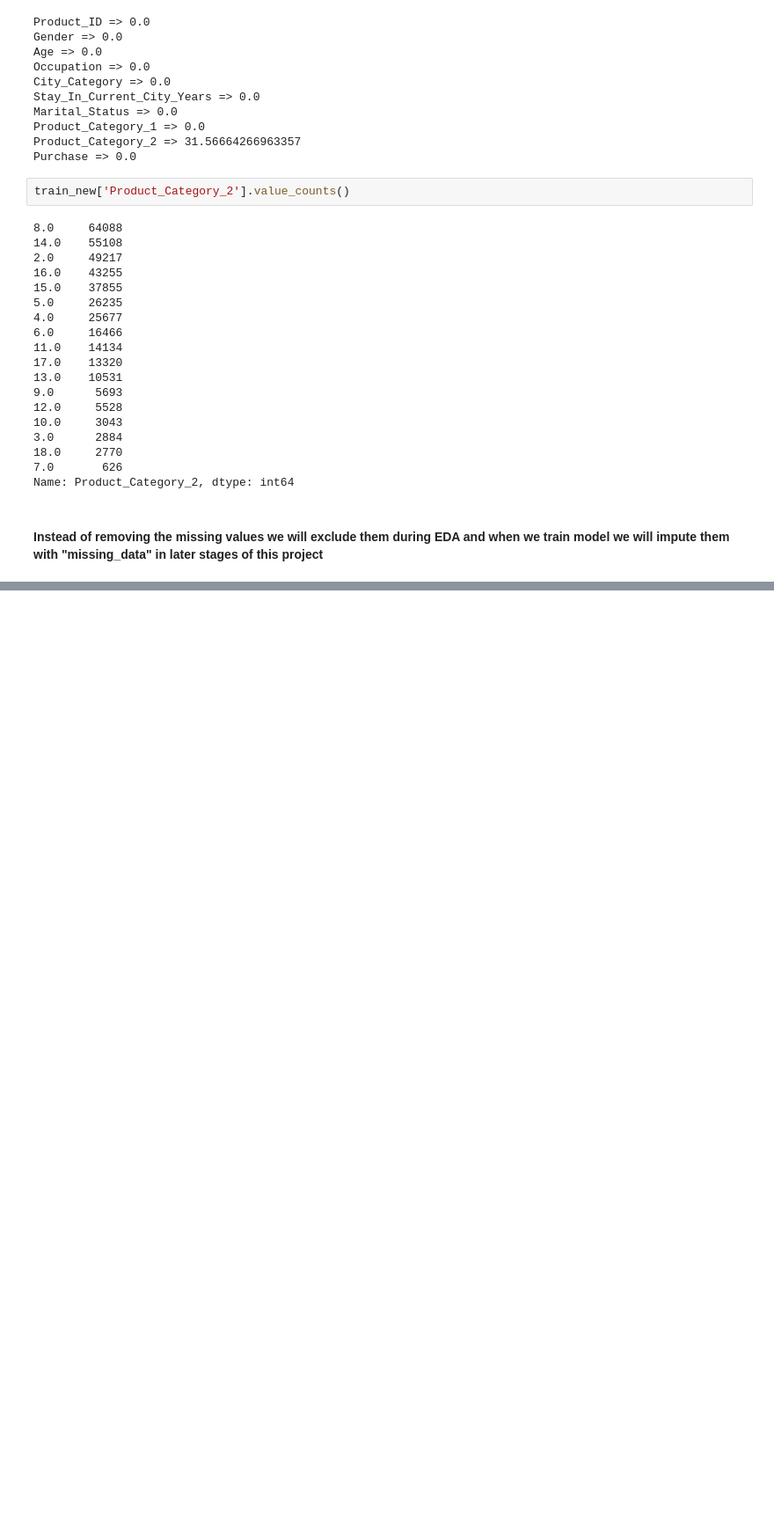
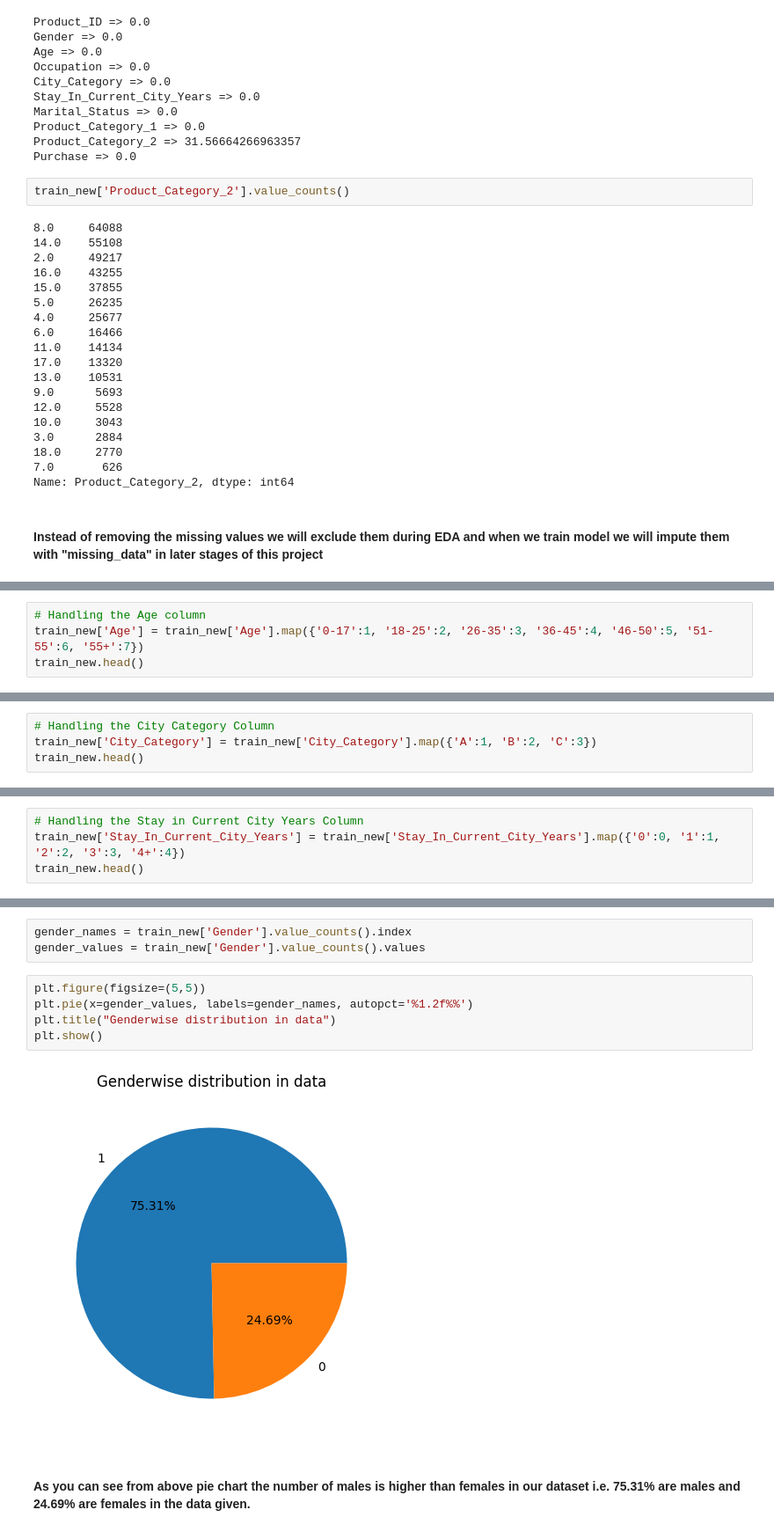
Before and after one commit to Akshay-Paunikar/EDA_and_Feature_Engineering, a Jupyter notebook: Day_2_Black_Friday_Dataset/Day_2_Black_Friday_Dataset.ipynb, the cells around one changed output, grey strips where cells are left out. Shown: that part at 88% size. Saved outputs shown, nothing was run; the diff lists cells and outputs as text; blank space fills up the shorter version.

```diff
--- a/Day_2_Black_Friday_Dataset/Day_2_Black_Friday_Dataset.ipynb
+++ b/Day_2_Black_Friday_Dataset/Day_2_Black_Friday_Dataset.ipynb
@@ -283,0 +295,4 @@ Name: Product_Category_2, dtype: int64
+# %%
+# Handling the Age column
+train_new['Age'] = train_new['Age'].map({'0-17':1, '18-25':2, '26-35':3, '36-45':4, '46-50':5, '51-55':6, '55+':7})
+train_new.head()
@@ -283,0 +306,4 @@ Name: Product_Category_2, dtype: int64
+# %%
+# Handling the City Category Column
+train_new['City_Category'] = train_new['City_Category'].map({'A':1, 'B':2, 'C':3})
+train_new.head()
@@ -283,0 +317,4 @@ Name: Product_Category_2, dtype: int64
+# %%
+# Handling the Stay in Current City Years Column
+train_new['Stay_In_Current_City_Years'] = train_new['Stay_In_Current_City_Years'].map({'0':0, '1':1, '2':2, '3':3, '4+':4})
+train_new.head()
@@ -283,0 +376,12 @@ Name: Product_Category_2, dtype: int64
+# %%
+gender_names = train_new['Gender'].value_counts().index
+gender_values = train_new['Gender'].value_counts().values
+# %%
+plt.figure(figsize=(5,5))
+plt.pie(x=gender_values, labels=gender_names, autopct='%1.2f%%')
+plt.title("Genderwise distribution in data")
+plt.show()
+# %% [output]
+[figure, added]
+# %% [markdown]
+#### As you can see from above pie chart the number of males is higher than females in our dataset i.e. 75.31% are males and 24.69% are females in the data given.
```
Also changed, not shown: parts of 13 cells of this notebook.
